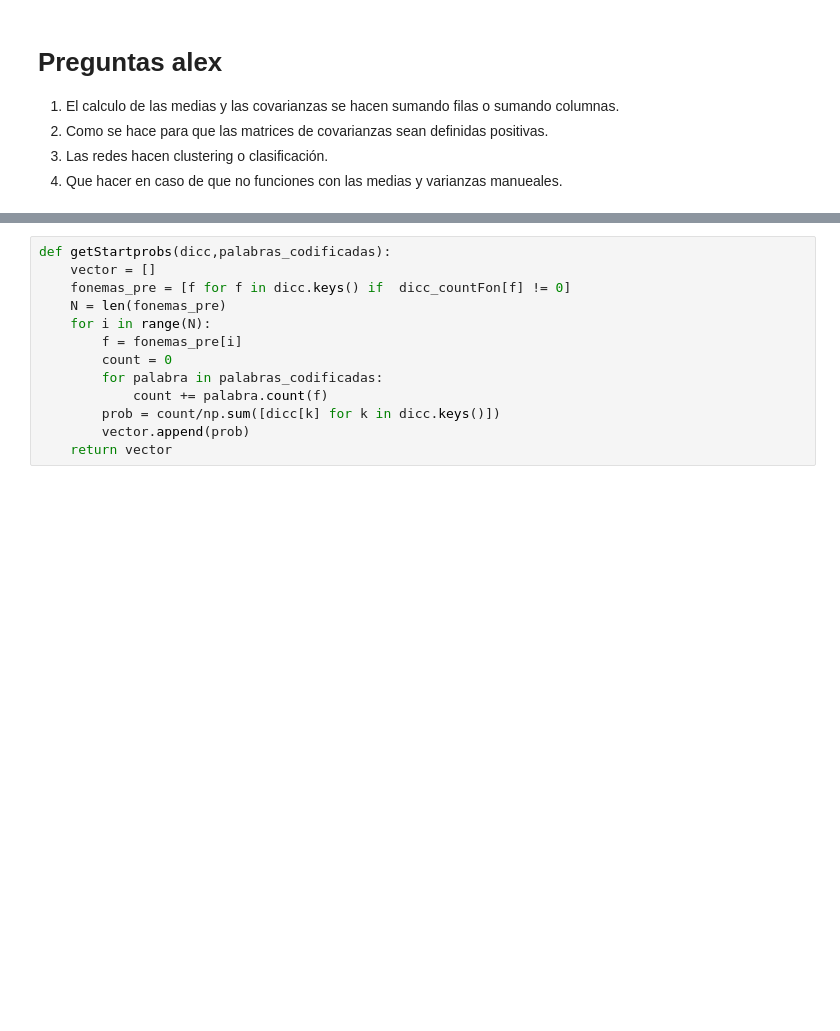
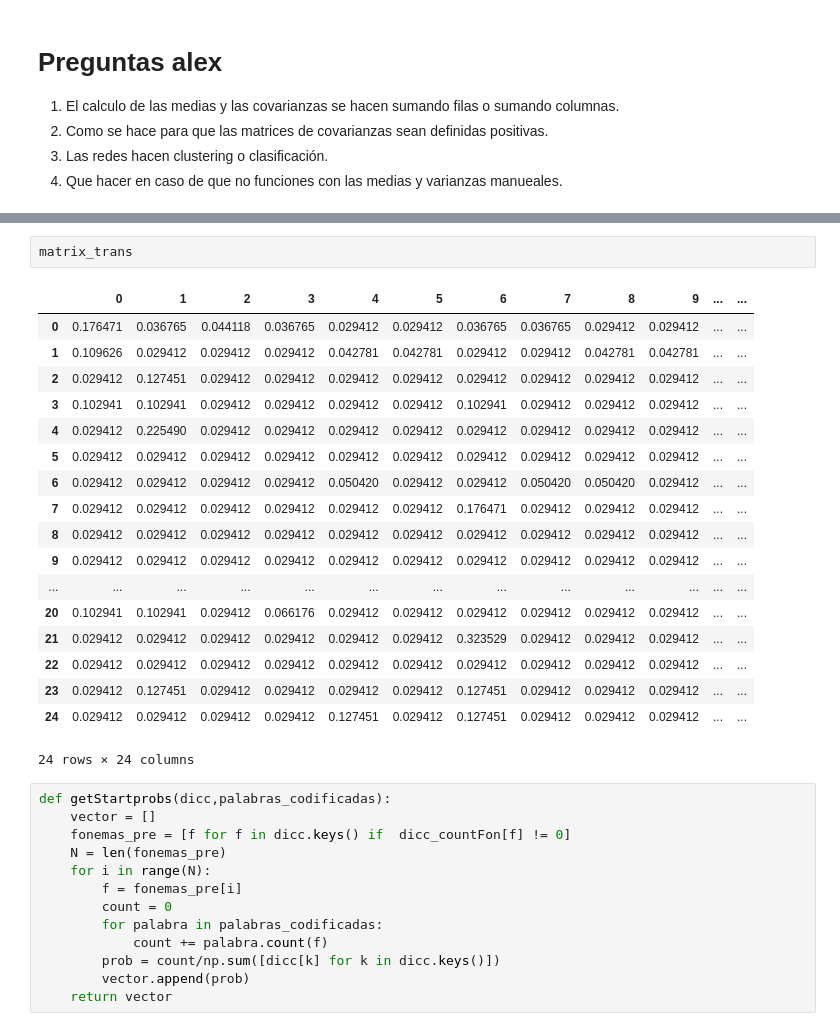
Before and after one commit to juanksRuiz/Intro_a_NLP, a Jupyter notebook: Talleres/ASR Systems using HMM-20210216/Implementing a simple ASR using HMM.ipynb, the cells around one changed output, grey strips where cells are left out. Cells and saved outputs as stored; diff of their text form; blank space fills up the shorter version.

```diff
--- a/Talleres/ASR Systems using HMM-20210216/Implementing a simple ASR using HMM.ipynb
+++ b/Talleres/ASR Systems using HMM-20210216/Implementing a simple ASR using HMM.ipynb
@@ -468,3 +500,24 @@ matrix_trans = getMatrizTrans(palabras_codificadas, dicc_countFon)
+# %%
+matrix_trans
+# %% [output]
+|  | 0 | 1 | 2 | 3 | 4 | 5 | 6 | 7 | 8 | 9 | ... | ... |
+| 0 | 0.176471 | 0.036765 | 0.044118 | 0.036765 | 0.029412 | 0.029412 | 0.036765 | 0.036765 | 0.029412 | 0.029412 | ... | ... |
+| 1 | 0.109626 | 0.029412 | 0.029412 | 0.029412 | 0.042781 | 0.042781 | 0.029412 | 0.029412 | 0.042781 | 0.042781 | ... | ... |
+| 2 | 0.029412 | 0.127451 | 0.029412 | 0.029412 | 0.029412 | 0.029412 | 0.029412 | 0.029412 | 0.029412 | 0.029412 | ... | ... |
+| 3 | 0.102941 | 0.102941 | 0.029412 | 0.029412 | 0.029412 | 0.029412 | 0.102941 | 0.029412 | 0.029412 | 0.029412 | ... | ... |
+| 4 | 0.029412 | 0.225490 | 0.029412 | 0.029412 | 0.029412 | 0.029412 | 0.029412 | 0.029412 | 0.029412 | 0.029412 | ... | ... |
+| 5 | 0.029412 | 0.029412 | 0.029412 | 0.029412 | 0.029412 | 0.029412 | 0.029412 | 0.029412 | 0.029412 | 0.029412 | ... | ... |
+| 6 | 0.029412 | 0.029412 | 0.029412 | 0.029412 | 0.050420 | 0.029412 | 0.029412 | 0.050420 | 0.050420 | 0.029412 | ... | ... |
+| 7 | 0.029412 | 0.029412 | 0.029412 | 0.029412 | 0.029412 | 0.029412 | 0.176471 | 0.029412 | 0.029412 | 0.029412 | ... | ... |
+| 8 | 0.029412 | 0.029412 | 0.029412 | 0.029412 | 0.029412 | 0.029412 | 0.029412 | 0.029412 | 0.029412 | 0.029412 | ... | ... |
+| 9 | 0.029412 | 0.029412 | 0.029412 | 0.029412 | 0.029412 | 0.029412 | 0.029412 | 0.029412 | 0.029412 | 0.029412 | ... | ... |
+| ... | ... | ... | ... | ... | ... | ... | ... | ... | ... | ... | ... | ... |
+| 20 | 0.102941 | 0.102941 | 0.029412 | 0.066176 | 0.029412 | 0.029412 | 0.029412 | 0.029412 | 0.029412 | 0.029412 | ... | ... |
+| 21 | 0.029412 | 0.029412 | 0.029412 | 0.029412 | 0.029412 | 0.029412 | 0.323529 | 0.029412 | 0.029412 | 0.029412 | ... | ... |
+| 22 | 0.029412 | 0.029412 | 0.029412 | 0.029412 | 0.029412 | 0.029412 | 0.029412 | 0.029412 | 0.029412 | 0.029412 | ... | ... |
+| 23 | 0.029412 | 0.127451 | 0.029412 | 0.029412 | 0.029412 | 0.029412 | 0.127451 | 0.029412 | 0.029412 | 0.029412 | ... | ... |
+| 24 | 0.029412 | 0.029412 | 0.029412 | 0.029412 | 0.127451 | 0.029412 | 0.127451 | 0.029412 | 0.029412 | 0.029412 | ... | ... |
+24 rows × 24 columns
 # %%
 def getStartprobs(dicc,palabras_codificadas):
     vector = []
```
Also changed, not shown: parts of 20 cells of this notebook.
